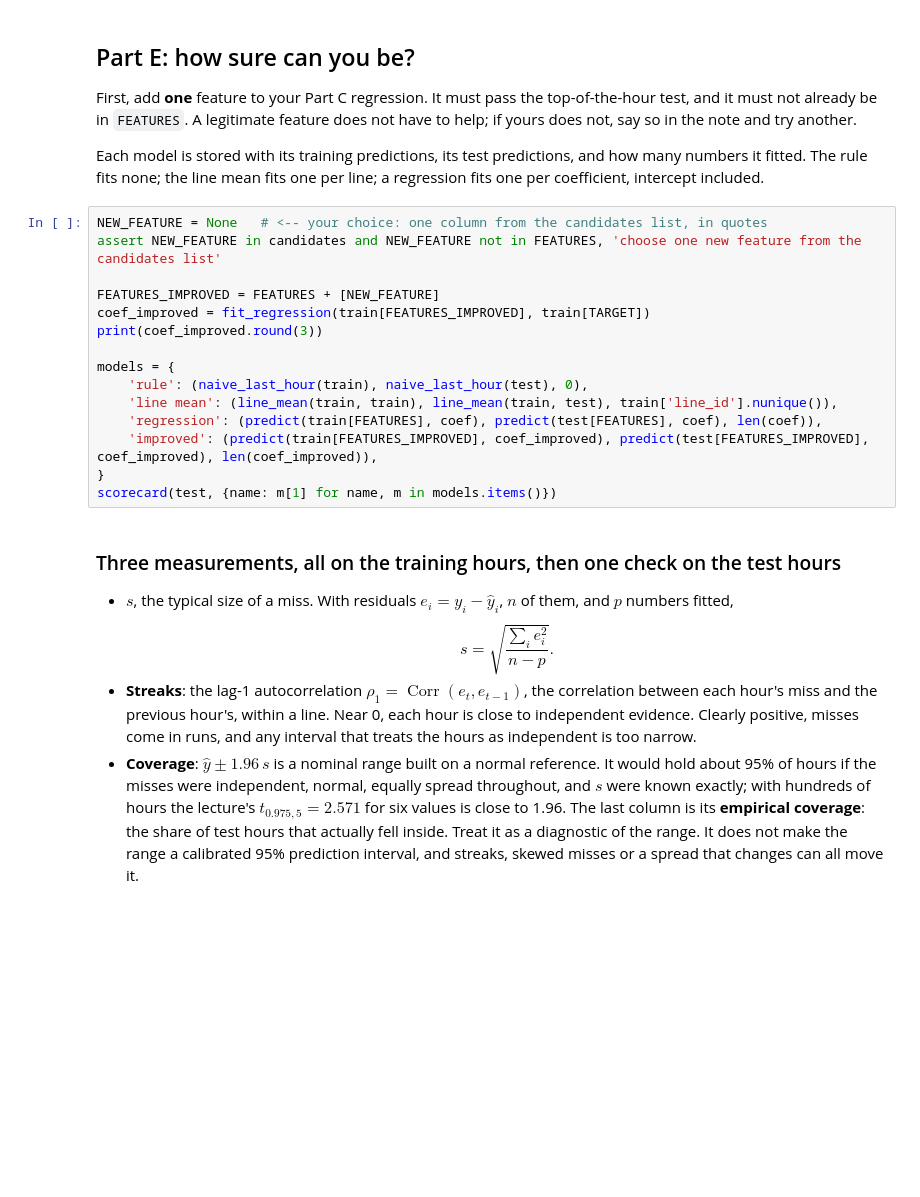
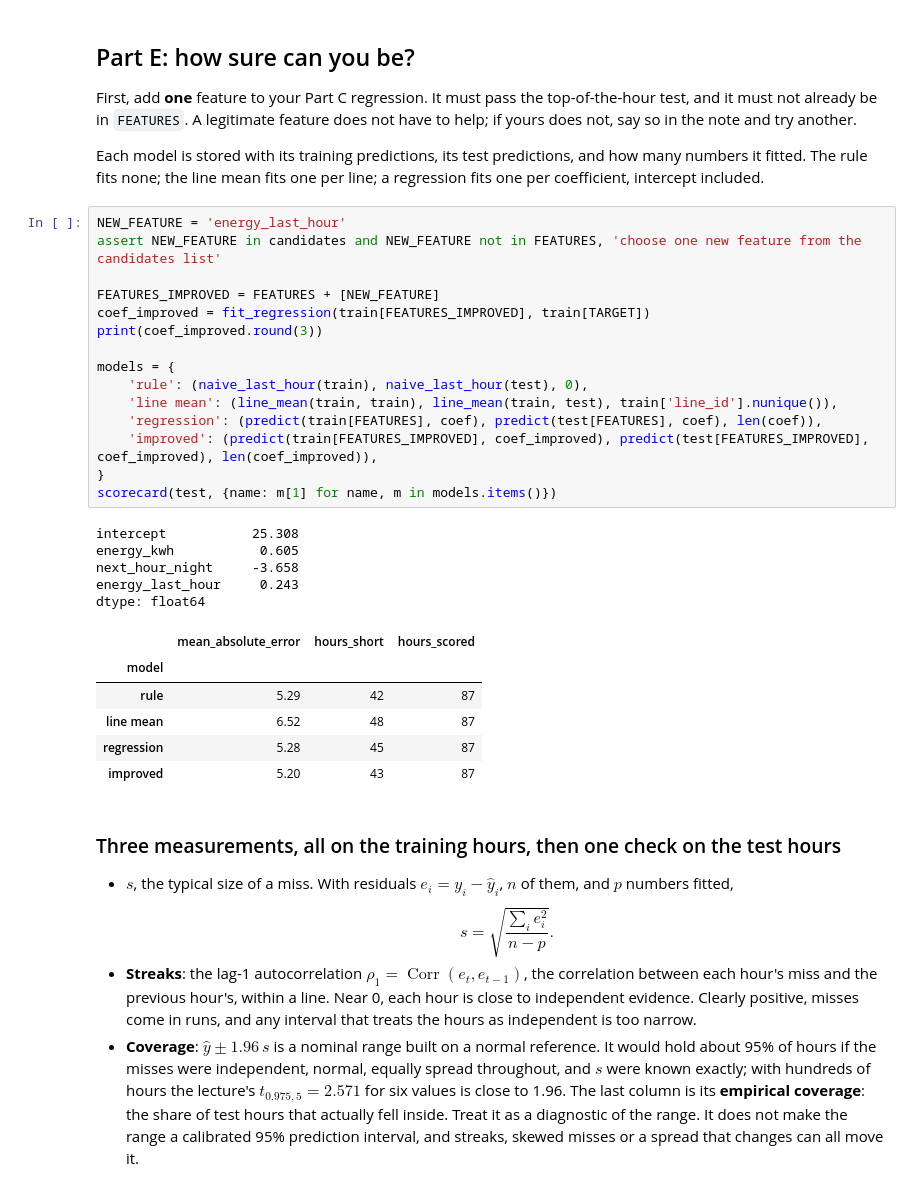
Before and after one commit to officialqasimzd/AIDC, a Jupyter notebook: week 5-6/notebooks/week5_6_baselines_uncertainty.ipynb, the cells around one changed output. Saved outputs shown, nothing was run; the diff lists cells and outputs as text; blank space fills up the shorter version.

```diff
--- a/week 5-6/notebooks/week5_6_baselines_uncertainty.ipynb
+++ b/week 5-6/notebooks/week5_6_baselines_uncertainty.ipynb
@@ -109,20 +165,32 @@ First, add **one** feature to your Part C regression. It must pass the top-of-th
 
 Each model is stored with its training predictions, its test predictions, and how many numbers it fitted. The rule fits none; the line mean fits one per line; a regression fits one per coefficient, intercept included.
 # %%
-NEW_FEATURE = None   # <-- your choice: one column from the candidates list, in quotes
+NEW_FEATURE = 'energy_last_hour'
 assert NEW_FEATURE in candidates and NEW_FEATURE not in FEATURES, 'choose one new feature from the candidates list'
 
 FEATURES_IMPROVED = FEATURES + [NEW_FEATURE]
 coef_improved = fit_regression(train[FEATURES_IMPROVED], train[TARGET])
 print(coef_improved.round(3))
 
 models = {
     'rule': (naive_last_hour(train), naive_last_hour(test), 0),
     'line mean': (line_mean(train, train), line_mean(train, test), train['line_id'].nunique()),
     'regression': (predict(train[FEATURES], coef), predict(test[FEATURES], coef), len(coef)),
     'improved': (predict(train[FEATURES_IMPROVED], coef_improved), predict(test[FEATURES_IMPROVED], coef_improved), len(coef_improved)),
 }
 scorecard(test, {name: m[1] for name, m in models.items()})
+# %% [output]
+intercept           25.308
+energy_kwh           0.605
+next_hour_night     -3.658
+energy_last_hour     0.243
+dtype: float64
+|  | mean_absolute_error | hours_short | hours_scored |
+| model |  |  |  |
+| rule | 5.29 | 42 | 87 |
+| line mean | 6.52 | 48 | 87 |
+| regression | 5.28 | 45 | 87 |
+| improved | 5.20 | 43 | 87 |
 # %% [markdown]
 ### Three measurements, all on the training hours, then one check on the test hours
 
```
Also changed, not shown: parts of 14 cells of this notebook, 8 other files.
